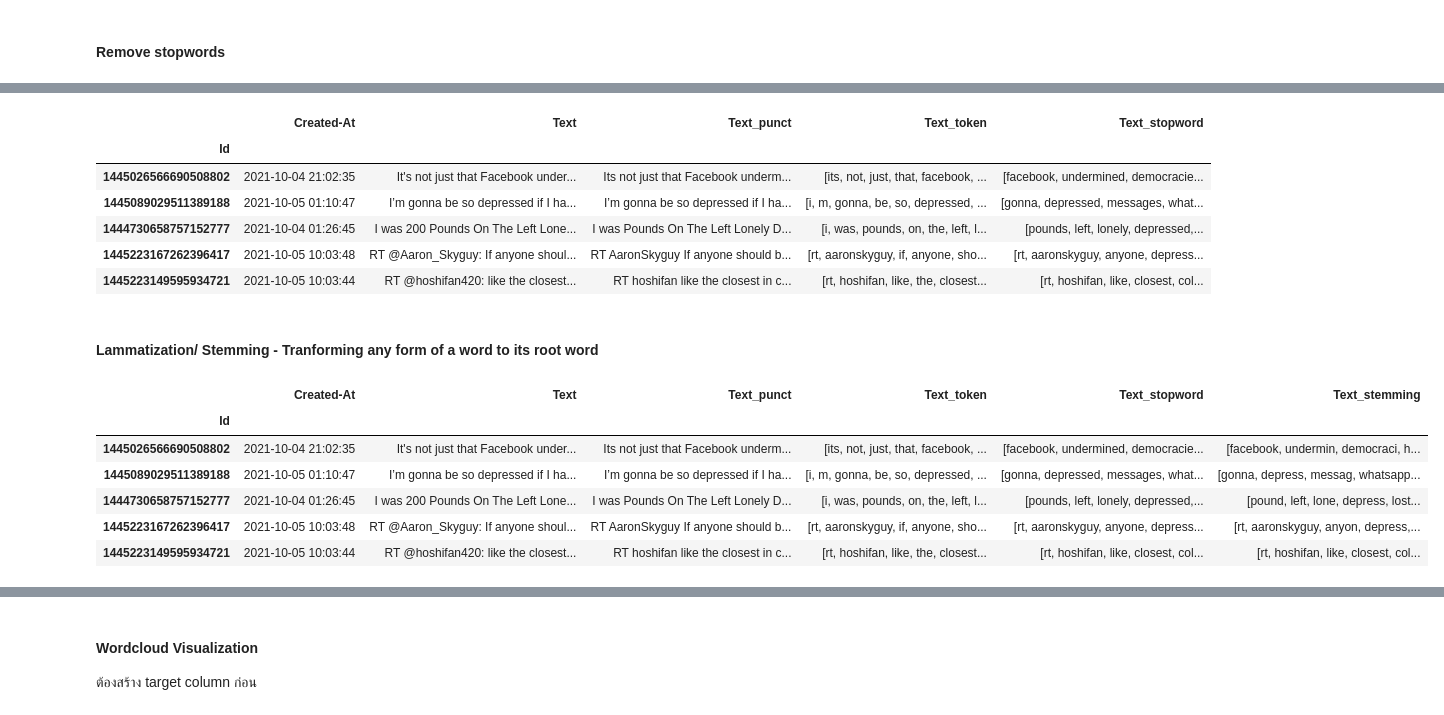
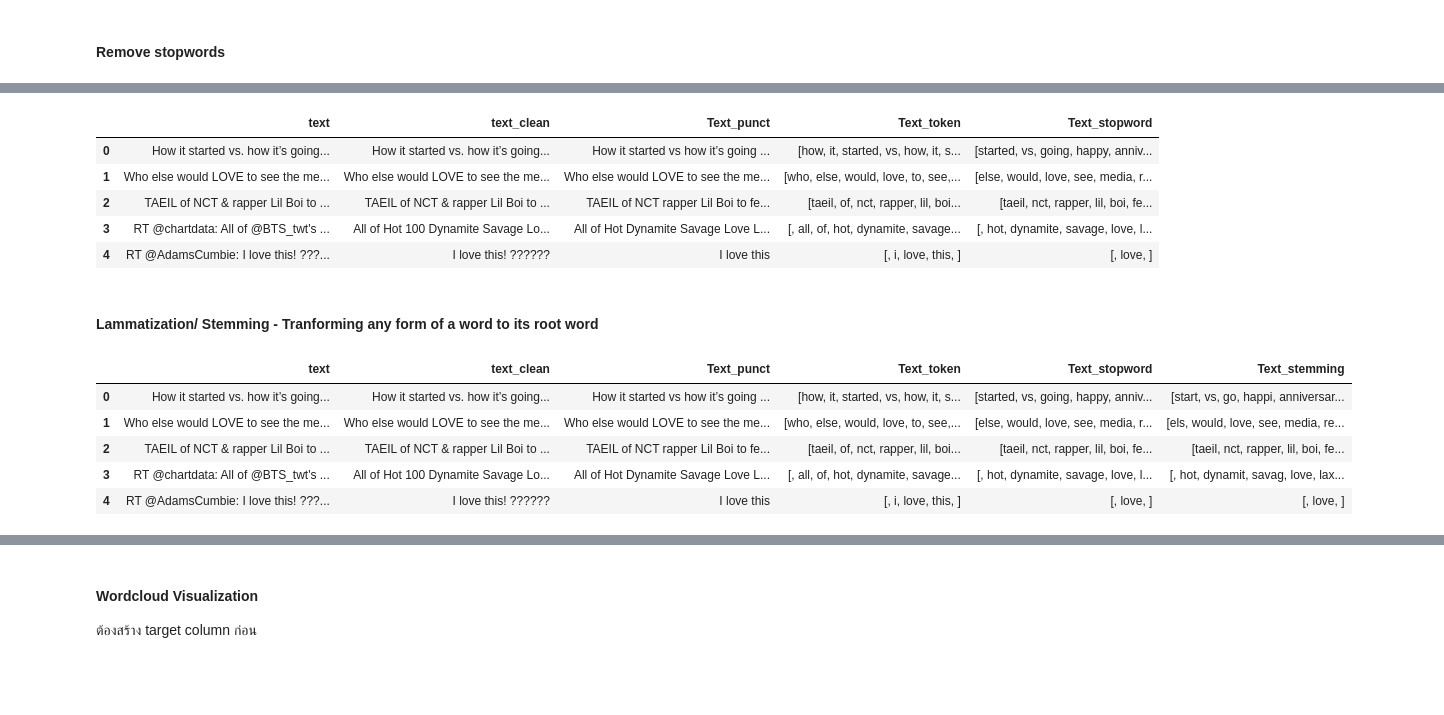
Before and after one commit to weerinphas/Programming_TermProject, a Jupyter notebook: NLP_cleaning.ipynb, the cells around one changed output, grey strips where cells are left out. Cells and saved outputs as stored; diff of their text form; code cells hidden in the pictures; blank space fills up the shorter version.

```diff
--- a/NLP_cleaning.ipynb
+++ b/NLP_cleaning.ipynb
@@ -110,0 +172,2 @@ data
+# %%
+dataframe.rename(columns={0: 'text', 1: 'text_clean'}, inplace= True)
@@ -121,5 +213,5 @@ def drop_punctuation(text):
     return text
 # %%
-data['Text_punct'] = data['Text'].apply(lambda i: drop_punctuation(i))
-data.head()
+dataframe['Text_punct'] = dataframe['text_clean'].apply(lambda i: drop_punctuation(i))
+dataframe.head()
 # %% [output]
@@ -137,6 +228,6 @@ def token(text):
     text = re.split('\W+', text)
     return text
 # %%
-data['Text_token'] = data['Text_punct'].apply(lambda i: token(i.lower()))
-data.head()
+dataframe['Text_token'] = dataframe['Text_punct'].apply(lambda i: token(i.lower()))
+dataframe.head()
 # %% [output]
@@ -187,16 +275,15 @@ def remove_stopwords(text):
     text = [word for word in text if word not in stopword]
     return text
 # %%
-data['Text_stopword'] = data['Text_token'].apply(lambda i: remove_stopwords(i))
-data.head()
+dataframe['Text_stopword'] = dataframe['Text_token'].apply(lambda i: remove_stopwords(i))
+dataframe.head()
 # %% [output]
-|  | Created-At | Text | Text_punct | Text_token | Text_stopword |
-| Id |  |  |  |  |  |
-| 1445026566690508802 | 2021-10-04 21:02:35 | It's not just that Facebook under... | Its not just that Facebook underm... | [its, not, just, that, facebook, ... | [facebook, undermined, democracie... |
-| 1445089029511389188 | 2021-10-05 01:10:47 | I’m gonna be so depressed if I ha... | I’m gonna be so depressed if I ha... | [i, m, gonna, be, so, depressed, ... | [gonna, depressed, messages, what... |
-| 1444730658757152777 | 2021-10-04 01:26:45 | I was 200 Pounds On The Left Lone... | I was Pounds On The Left Lonely D... | [i, was, pounds, on, the, left, l... | [pounds, left, lonely, depressed,... |
-| 1445223167262396417 | 2021-10-05 10:03:48 | RT @Aaron_Skyguy: If anyone shoul... | RT AaronSkyguy If anyone should b... | [rt, aaronskyguy, if, anyone, sho... | [rt, aaronskyguy, anyone, depress... |
-| 1445223149595934721 | 2021-10-05 10:03:44 | RT @hoshifan420: like the closest... | RT hoshifan like the closest in c... | [rt, hoshifan, like, the, closest... | [rt, hoshifan, like, closest, col... |
+|  | text | text_clean | Text_punct | Text_token | Text_stopword |
+| 0 | How it started vs. how it’s going... | How it started vs. how it’s going... | How it started vs how it’s going ... | [how, it, started, vs, how, it, s... | [started, vs, going, happy, anniv... |
+| 1 | Who else would LOVE to see the me... | Who else would LOVE to see the me... | Who else would LOVE to see the me... | [who, else, would, love, to, see,... | [else, would, love, see, media, r... |
+| 2 | TAEIL of NCT & rapper Lil Boi to ... | TAEIL of NCT & rapper Lil Boi to ... | TAEIL of NCT rapper Lil Boi to fe... | [taeil, of, nct, rapper, lil, boi... | [taeil, nct, rapper, lil, boi, fe... |
+| 3 | RT @chartdata: All of @BTS_twt's ... | All of Hot 100 Dynamite Savage Lo... | All of Hot Dynamite Savage Love L... | [, all, of, hot, dynamite, savage... | [, hot, dynamite, savage, love, l... |
+| 4 | RT @AdamsCumbie: I love this! ???... | I love this! ?????? | I love this | [, i, love, this, ] | [, love, ] |
 # %% [markdown]
 #### Lammatization/ Stemming - Tranforming any form of a word to its root word
 # %%
@@ -206,16 +293,15 @@ def stemming(text):
     text = [poster.stem(word) for word in text]
     return text
 # %%
-data['Text_stemming'] = data['Text_stopword'].apply(lambda i: stemming(i))
-data.head()
+dataframe['Text_stemming'] = dataframe['Text_stopword'].apply(lambda i: stemming(i))
+dataframe.head()
 # %% [output]
-|  | Created-At | Text | Text_punct | Text_token | Text_stopword | Text_stemming |
-| Id |  |  |  |  |  |  |
-| 1445026566690508802 | 2021-10-04 21:02:35 | It's not just that Facebook under... | Its not just that Facebook underm... | [its, not, just, that, facebook, ... | [facebook, undermined, democracie... | [facebook, undermin, democraci, h... |
-| 1445089029511389188 | 2021-10-05 01:10:47 | I’m gonna be so depressed if I ha... | I’m gonna be so depressed if I ha... | [i, m, gonna, be, so, depressed, ... | [gonna, depressed, messages, what... | [gonna, depress, messag, whatsapp... |
-| 1444730658757152777 | 2021-10-04 01:26:45 | I was 200 Pounds On The Left Lone... | I was Pounds On The Left Lonely D... | [i, was, pounds, on, the, left, l... | [pounds, left, lonely, depressed,... | [pound, left, lone, depress, lost... |
-| 1445223167262396417 | 2021-10-05 10:03:48 | RT @Aaron_Skyguy: If anyone shoul... | RT AaronSkyguy If anyone should b... | [rt, aaronskyguy, if, anyone, sho... | [rt, aaronskyguy, anyone, depress... | [rt, aaronskyguy, anyon, depress,... |
-| 1445223149595934721 | 2021-10-05 10:03:44 | RT @hoshifan420: like the closest... | RT hoshifan like the closest in c... | [rt, hoshifan, like, the, closest... | [rt, hoshifan, like, closest, col... | [rt, hoshifan, like, closest, col... |
+|  | text | text_clean | Text_punct | Text_token | Text_stopword | Text_stemming |
+| 0 | How it started vs. how it’s going... | How it started vs. how it’s going... | How it started vs how it’s going ... | [how, it, started, vs, how, it, s... | [started, vs, going, happy, anniv... | [start, vs, go, happi, anniversar... |
+| 1 | Who else would LOVE to see the me... | Who else would LOVE to see the me... | Who else would LOVE to see the me... | [who, else, would, love, to, see,... | [else, would, love, see, media, r... | [els, would, love, see, media, re... |
+| 2 | TAEIL of NCT & rapper Lil Boi to ... | TAEIL of NCT & rapper Lil Boi to ... | TAEIL of NCT rapper Lil Boi to fe... | [taeil, of, nct, rapper, lil, boi... | [taeil, nct, rapper, lil, boi, fe... | [taeil, nct, rapper, lil, boi, fe... |
+| 3 | RT @chartdata: All of @BTS_twt's ... | All of Hot 100 Dynamite Savage Lo... | All of Hot Dynamite Savage Love L... | [, all, of, hot, dynamite, savage... | [, hot, dynamite, savage, love, l... | [, hot, dynamit, savag, love, lax... |
+| 4 | RT @AdamsCumbie: I love this! ???... | I love this! ?????? | I love this | [, i, love, this, ] | [, love, ] | [, love, ] |
 # %%
 wordnet = nltk.WordNetLemmatizer()
 # %%
```
Also changed, not shown: parts of 27 cells of this notebook.
